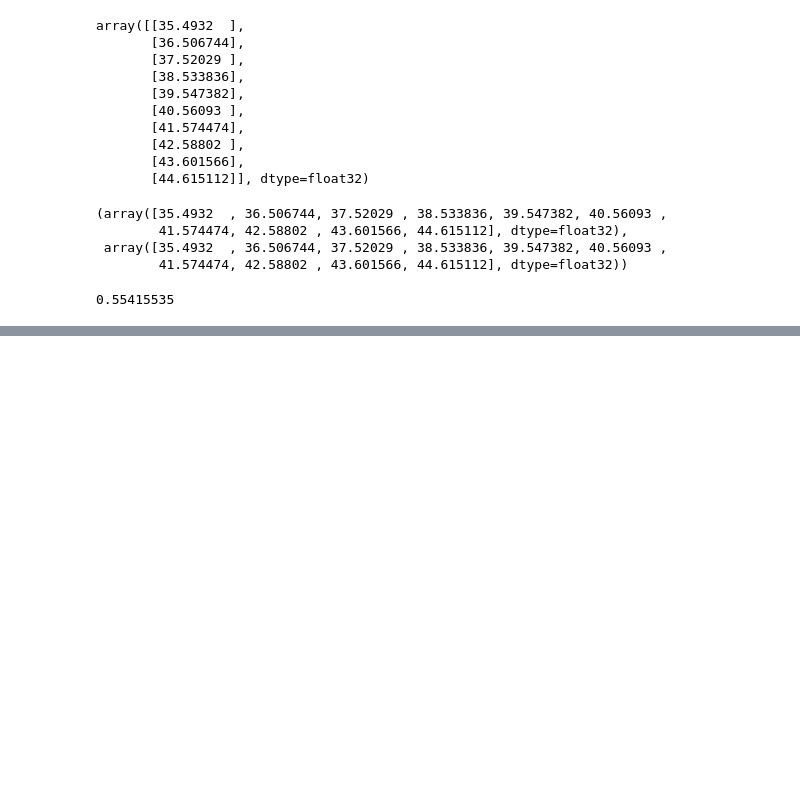
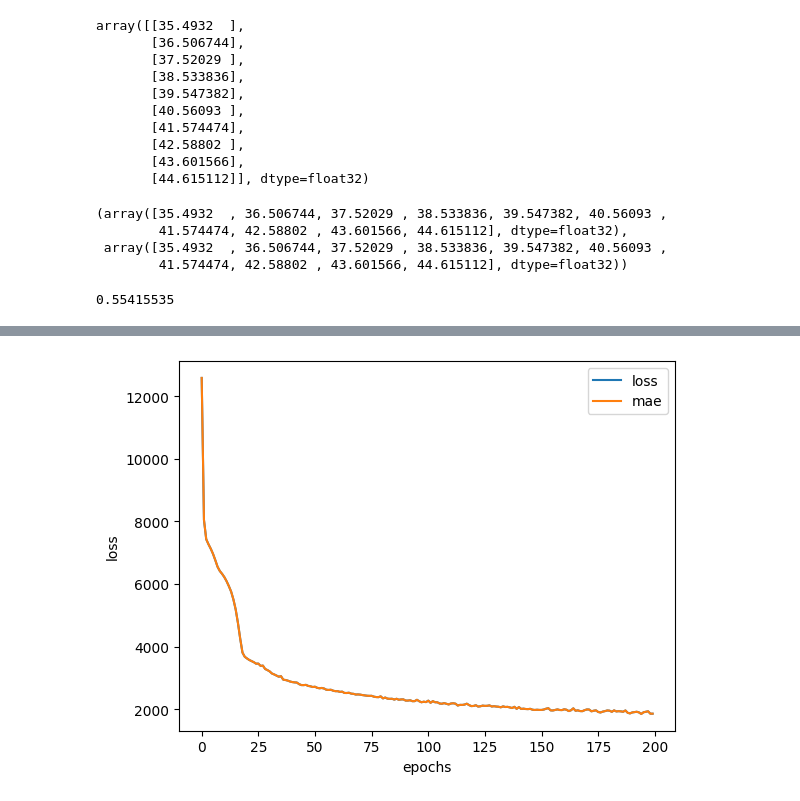
Before and after one commit to divyalaldinani/Deep-Learning-in-TensorFlow, a Jupyter notebook: 01_NN_with_regression_in_tensorflow.ipynb, the cells around one changed output, grey strips where cells are left out. Cells and saved outputs as stored; diff of their text form; code cells hidden in the pictures; blank space fills up the shorter version.

```diff
--- a/01_NN_with_regression_in_tensorflow.ipynb
+++ b/01_NN_with_regression_in_tensorflow.ipynb
@@ -729,0 +745,3 @@ result
+# %%
+df = pd.get_dummies(df) # 1 hot encoding of all cols with categorical values
+df
@@ -729,0 +783,21 @@ result
+# %%
+X = df.drop('charges', axis = 1)
+y = df['charges']
+# %%
+from sklearn.model_selection import train_test_split
+X_train, X_test, y_train, y_test = train_test_split(X, y, test_size = 0.2, train_size = 0.8, random_state = 42)
+# %%
+import tensorflow as tf
+
+tf.random.set_seed(42)
+
+model_1 = tf.keras.Sequential([
+    tf.keras.layers.Dense(16, activation = 'relu'),
+    tf.keras.layers.Dense(4, activation = 'relu'),
+    tf.keras.layers.Dense(1, activation = 'relu')
+])
+
+model_1.compile(loss = 'mae',
+                optimizer = tf.keras.optimizers.Adam(learning_rate = 0.03),
+                metrics = ['mae'])
+history = model_1.fit(X_train, y_train, epochs = 200)
@@ -729,0 +848,8 @@ result
+# %%
+pd.DataFrame(history.history).plot()
+import matplotlib.pyplot as plt
+plt.xlabel('epochs')
+plt.ylabel('loss')
+plt.show()
+# %% [output]
+[figure, added]
```
Also changed, not shown: parts of 9 cells of this notebook.
